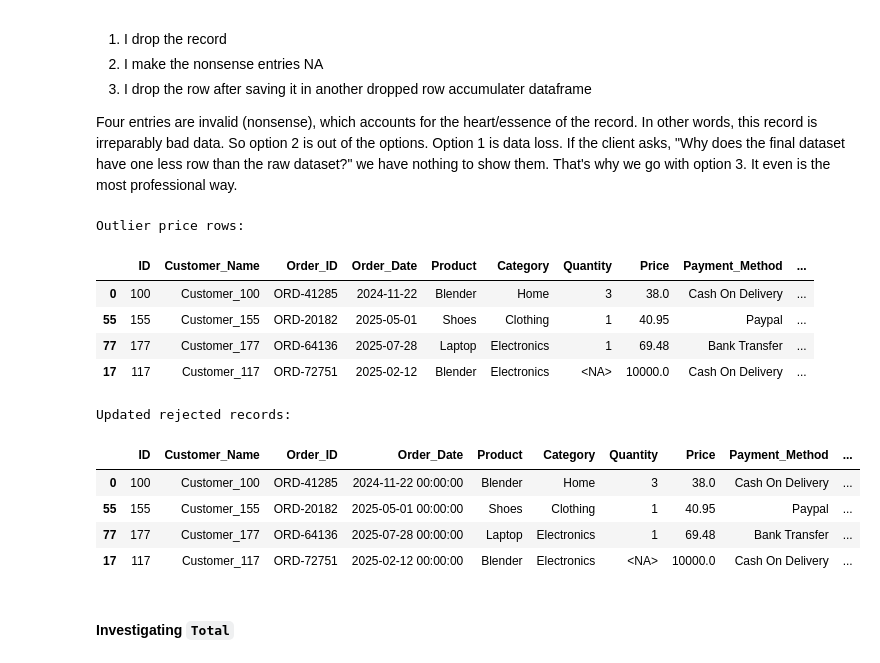
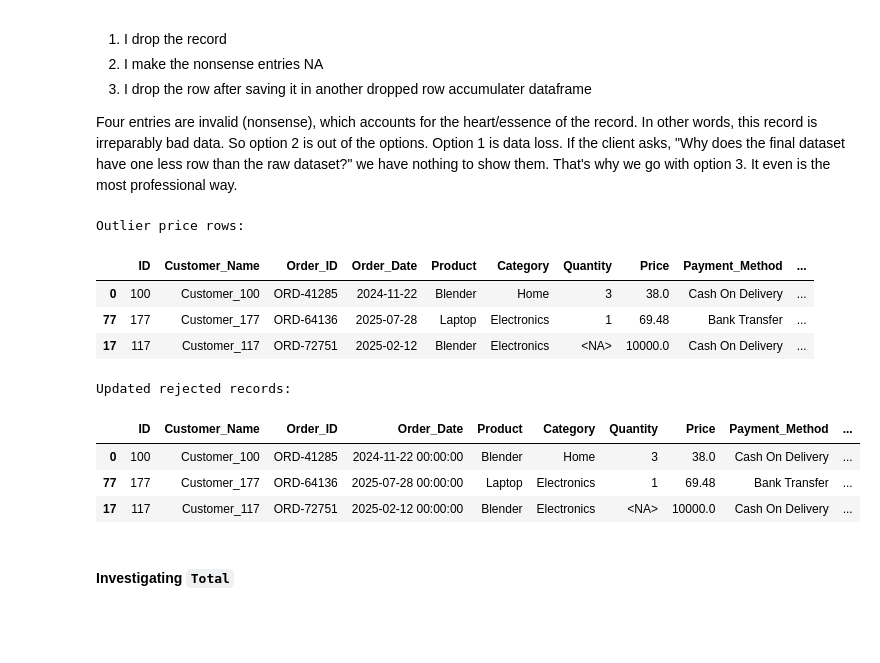
Before and after one commit to Gerum-Berhanu/data-cleaning, a Jupyter notebook: projects/05_ecommerce_sales/05_data_cleaning.ipynb, the cells around one changed output. Cells and saved outputs as stored; diff of their text form; code cells hidden in the pictures; blank space fills up the shorter version.

Commit message:
add reject_reason column to rejected_records

```diff
--- a/projects/05_ecommerce_sales/05_data_cleaning.ipynb
+++ b/projects/05_ecommerce_sales/05_data_cleaning.ipynb
@@ -54,9 +54,9 @@ Clean columns: ['ID', 'Customer_Name', 'Order_ID', 'Order_Date', 'Product', 'Cat
 # %% [markdown]
 ### Rejected records creation
 # %%
-# Initialize an empty dataframe to store rejected/bad records
-# We copy the columns from the main dataframe so they match perfectly
-rejected_records = pd.DataFrame(columns=df.columns)
+# initialize an empty dataframe to store rejected/bad records
+# we copy the columns from the main dataframe and append the Reject_Reason column
+rejected_records = pd.DataFrame(columns=df.columns.tolist() + ["Reject_Reason"])
 
 print("Initialized rejected_records accumulator")
 # %% [output]
@@ -187,8 +187,11 @@ Name: Quantity, dtype: str
 # %% [markdown]
 We convert all these 8 values to NaN.
 # %%
-df.loc[quantity_mask, "Quantity"] = pd.to_numeric(df.loc[quantity_mask, "Quantity"])
-df.loc[~quantity_mask, "Quantity"] = pd.NA
+# keep strings that match the mask, replace everything else with None
+df["Quantity"] = df["Quantity"].where(quantity_mask, None)
+
+# convert the entire column to numbers and give it the nullable integer type
+df["Quantity"] = pd.to_numeric(df["Quantity"]).astype("Int64")
 
 display(df["Quantity"].head())
 # %% [output]
@@ -239,8 +242,8 @@ Values like "four hundred", "300$", and "-100" are among the non-matching values
 |20|300$|
 |37|-100|
 # %%
-df.loc[price_mask, "Price"] = pd.to_numeric(df.loc[price_mask, "Price"])
-df.loc[~price_mask, "Price"] = pd.NA
+df["Price"] = df["Price"].where(price_mask, None)
+df["Price"] = pd.to_numeric(df["Price"]).astype("Float64")
 
 display(df["Price"].head())
 # %% [output]
@@ -435,6 +438,9 @@ display(df[lower_price_mask])
 | 77 | 177 | Customer_177 | ORD-64136 | 2025-07-28 | Laptop | Electronics | 1 | 69.48 | Bank Transfer | ... |
 # %% [markdown]
 It's hard to believe 3 blenders cost only 38.0 price units. Even a laptop costing 69.48 is ridicilous. So I dedcided to note the case down and move on. And honestly, it's really not part of my job or responsibility to indentifies such data meaninglessness. But if they are part of the outliers, then yes it's my job to handle and report those.
+# %%
+# excluding the shoes product
+lower_price_mask = (df["Price"] < 100) & (df["Product"] != "Shoes")
 # %%
 # Checking upper limit
 display(df[upper_price_mask])
@@ -450,26 +456,26 @@ A price of 10,000.0 for blender (unknown quantity), relative to the rest of the
 
 Four entries are invalid (nonsense), which accounts for the heart/essence of the record. In other words, this record is irreparably bad data. So option 2 is out of the options. Option 1 is data loss. If the client asks, "Why does the final dataset have one less row than the raw dataset?" we have nothing to show them. That's why we go with option 3. It even is the most professional way.
 # %%
-outlier_price_rows = pd.concat([df[lower_price_mask], df[upper_price_mask]])
+outlier_price_rows = pd.concat([df[lower_price_mask], df[upper_price_mask]]).copy()
+outlier_price_rows["Reject_Reason"] = "Outlier Price"
+
 print("Outlier price rows:")
 display(outlier_price_rows)
 
 rejected_records = pd.concat([rejected_records, outlier_price_rows])
 print("Updated rejected records:")
 display(rejected_records)
 
 df.drop(outlier_price_rows.index, inplace=True)
 # %% [output]
 Outlier price rows:
 |  | ID | Customer_Name | Order_ID | Order_Date | Product | Category | Quantity | Price | Payment_Method | ... |
 | 0 | 100 | Customer_100 | ORD-41285 | 2024-11-22 | Blender | Home | 3 | 38.0 | Cash On Delivery | ... |
-| 55 | 155 | Customer_155 | ORD-20182 | 2025-05-01 | Shoes | Clothing | 1 | 40.95 | Paypal | ... |
 | 77 | 177 | Customer_177 | ORD-64136 | 2025-07-28 | Laptop | Electronics | 1 | 69.48 | Bank Transfer | ... |
 | 17 | 117 | Customer_117 | ORD-72751 | 2025-02-12 | Blender | Electronics | <NA> | 10000.0 | Cash On Delivery | ... |
 Updated rejected records:
 |  | ID | Customer_Name | Order_ID | Order_Date | Product | Category | Quantity | Price | Payment_Method | ... |
 | 0 | 100 | Customer_100 | ORD-41285 | 2024-11-22 00:00:00 | Blender | Home | 3 | 38.0 | Cash On Delivery | ... |
-| 55 | 155 | Customer_155 | ORD-20182 | 2025-05-01 00:00:00 | Shoes | Clothing | 1 | 40.95 | Paypal | ... |
 | 77 | 177 | Customer_177 | ORD-64136 | 2025-07-28 00:00:00 | Laptop | Electronics | 1 | 69.48 | Bank Transfer | ... |
 | 17 | 117 | Customer_117 | ORD-72751 | 2025-02-12 00:00:00 | Blender | Electronics | <NA> | 10000.0 | Cash On Delivery | ... |
 # %% [markdown]
```
Also changed, not shown: parts of 6 cells of this notebook.
